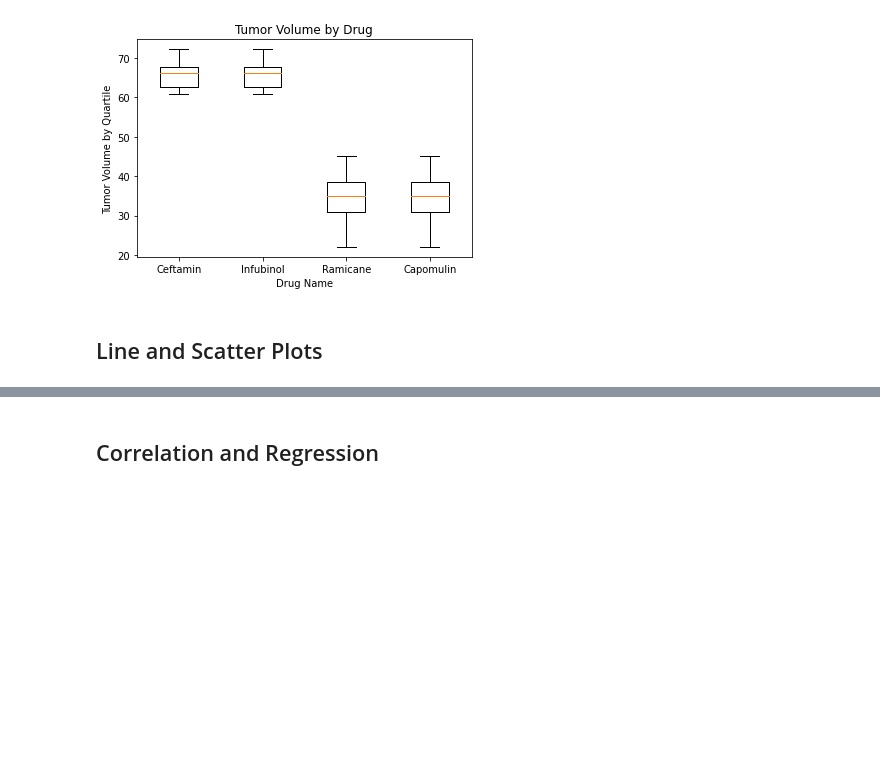
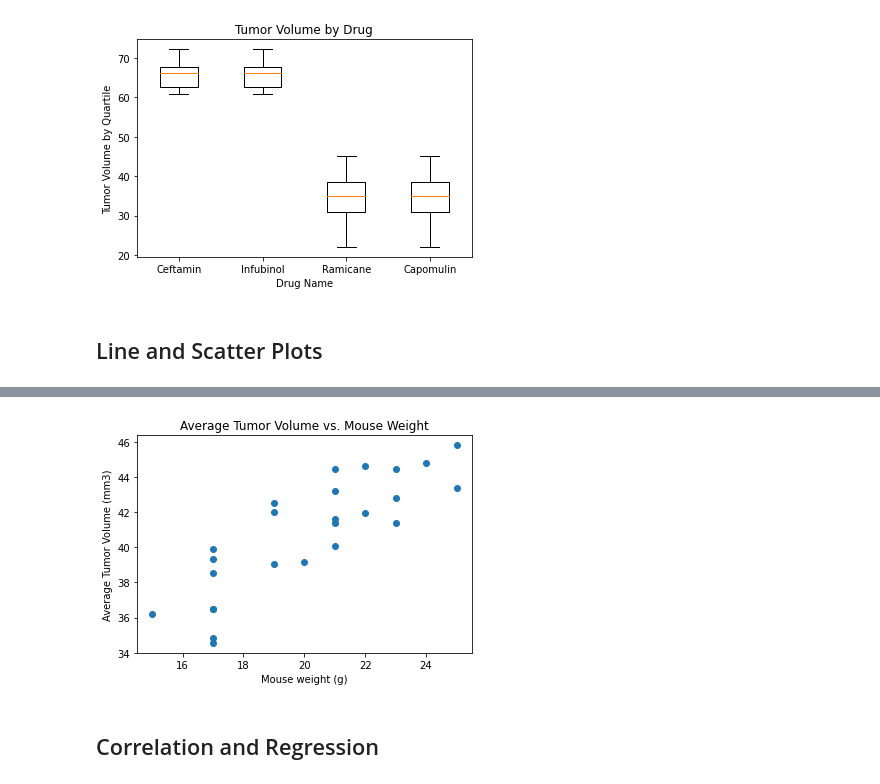
Before and after one commit to NinaLAnderson3/Matplotlib_Pymaceuticals, a Jupyter notebook: Instructions/Pymaceuticals/pymaceuticals_starter.ipynb, the cells around one changed output, grey strips where cells are left out. Saved outputs shown, nothing was run; the diff lists cells and outputs as text; code cells hidden in the pictures; blank space fills up the shorter version.

```diff
--- a/Instructions/Pymaceuticals/pymaceuticals_starter.ipynb
+++ b/Instructions/Pymaceuticals/pymaceuticals_starter.ipynb
@@ -391,3 +400,15 @@ plt.show()
+# %%
+# Generate a scatter plot of average tumor volume vs. mouse weight for the Capomulin regimen
+grouped_capo_df = capo_df.groupby("Mouse ID").mean()
+mouse_weight = grouped_capo_df["Weight (g)"]
+tumvol = grouped_capo_df["Tumor Volume (mm3)"]
+plt.scatter(mouse_weight,tumvol)
+plt.title("Average Tumor Volume vs. Mouse Weight")
+plt.xlabel("Mouse weight (g)")
+plt.ylabel("Average Tumor Volume (mm3)")
+plt.show()
+# %% [output]
+[figure, added]
 # %% [markdown]
 ## Correlation and Regression
 # %%
```
Also changed, not shown: parts of 3 cells of this notebook.
